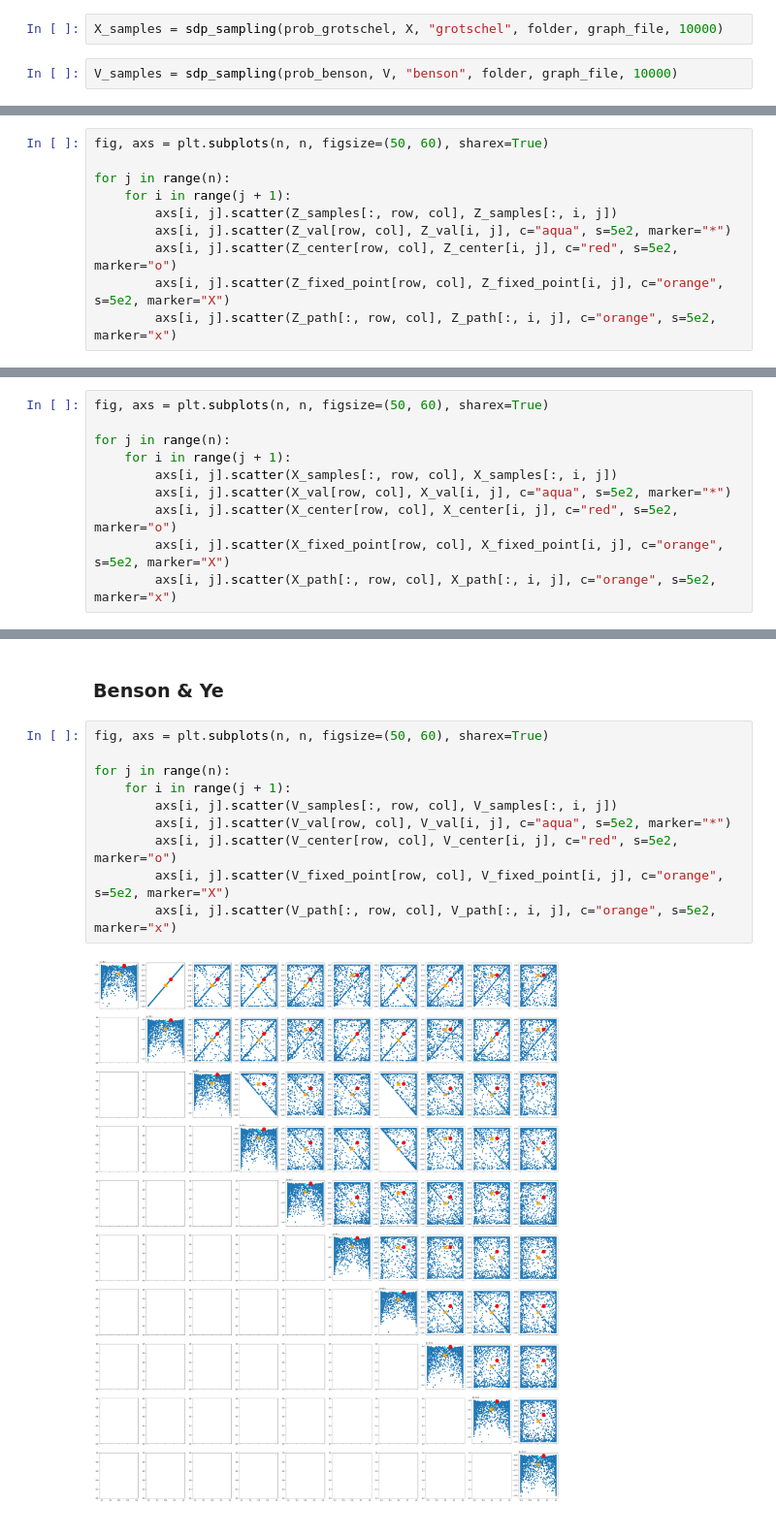
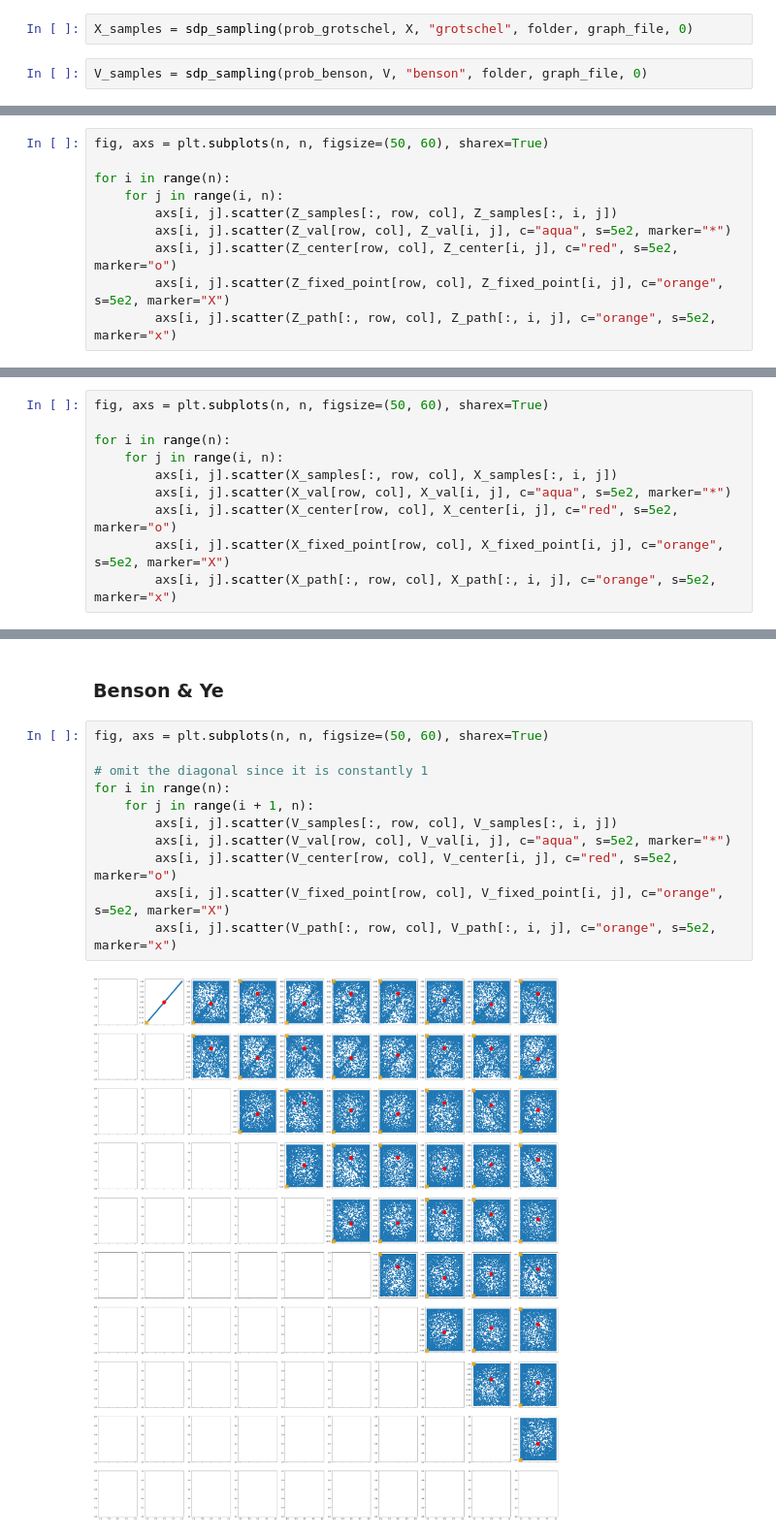
Before and after one commit to ivanightingale/stable-set-rounding, a Jupyter notebook: stable set geometry.ipynb, the cells around one changed output, grey strips where cells are left out. Shown at 97% size. Saved outputs shown, nothing was run; the diff lists cells and outputs as text.

```diff
--- a/stable set geometry.ipynb
+++ b/stable set geometry.ipynb
@@ -217,4 +241,4 @@ Z_samples = sdp_sampling(prob_lovasz, Z, "lovasz", folder, graph_file, 10000)
 # %%
-X_samples = sdp_sampling(prob_grotschel, X, "grotschel", folder, graph_file, 10000)
+X_samples = sdp_sampling(prob_grotschel, X, "grotschel", folder, graph_file, 0)
 # %%
-V_samples = sdp_sampling(prob_benson, V, "benson", folder, graph_file, 10000)
+V_samples = sdp_sampling(prob_benson, V, "benson", folder, graph_file, 0)
@@ -226,8 +250,8 @@ col = 1
 # %%
 fig, axs = plt.subplots(n, n, figsize=(50, 60), sharex=True)
 
-for j in range(n):
-    for i in range(j + 1):
+for i in range(n):
+    for j in range(i, n):
         axs[i, j].scatter(Z_samples[:, row, col], Z_samples[:, i, j])
         axs[i, j].scatter(Z_val[row, col], Z_val[i, j], c="aqua", s=5e2, marker="*")
         axs[i, j].scatter(Z_center[row, col], Z_center[i, j], c="red", s=5e2, marker="o")
@@ -240,8 +264,8 @@ for j in range(n):
 # %%
 fig, axs = plt.subplots(n, n, figsize=(50, 60), sharex=True)
 
-for j in range(n):
-    for i in range(j + 1):
+for i in range(n):
+    for j in range(i, n):
         axs[i, j].scatter(X_samples[:, row, col], X_samples[:, i, j])
         axs[i, j].scatter(X_val[row, col], X_val[i, j], c="aqua", s=5e2, marker="*")
         axs[i, j].scatter(X_center[row, col], X_center[i, j], c="red", s=5e2, marker="o")
@@ -254,12 +278,13 @@ for j in range(n):
 # %%
 fig, axs = plt.subplots(n, n, figsize=(50, 60), sharex=True)
 
-for j in range(n):
-    for i in range(j + 1):
+# omit the diagonal since it is constantly 1
+for i in range(n):
+    for j in range(i + 1, n):
         axs[i, j].scatter(V_samples[:, row, col], V_samples[:, i, j])
         axs[i, j].scatter(V_val[row, col], V_val[i, j], c="aqua", s=5e2, marker="*")
         axs[i, j].scatter(V_center[row, col], V_center[i, j], c="red", s=5e2, marker="o")
         axs[i, j].scatter(V_fixed_point[row, col], V_fixed_point[i, j], c="orange", s=5e2, marker="X")
         axs[i, j].scatter(V_path[:, row, col], V_path[:, i, j], c="orange", s=5e2, marker="x")
 # %% [output]
-[figure, old version]
+[figure, new version]
```
Also changed, not shown: parts of 20 cells of this notebook, 22 other files.
